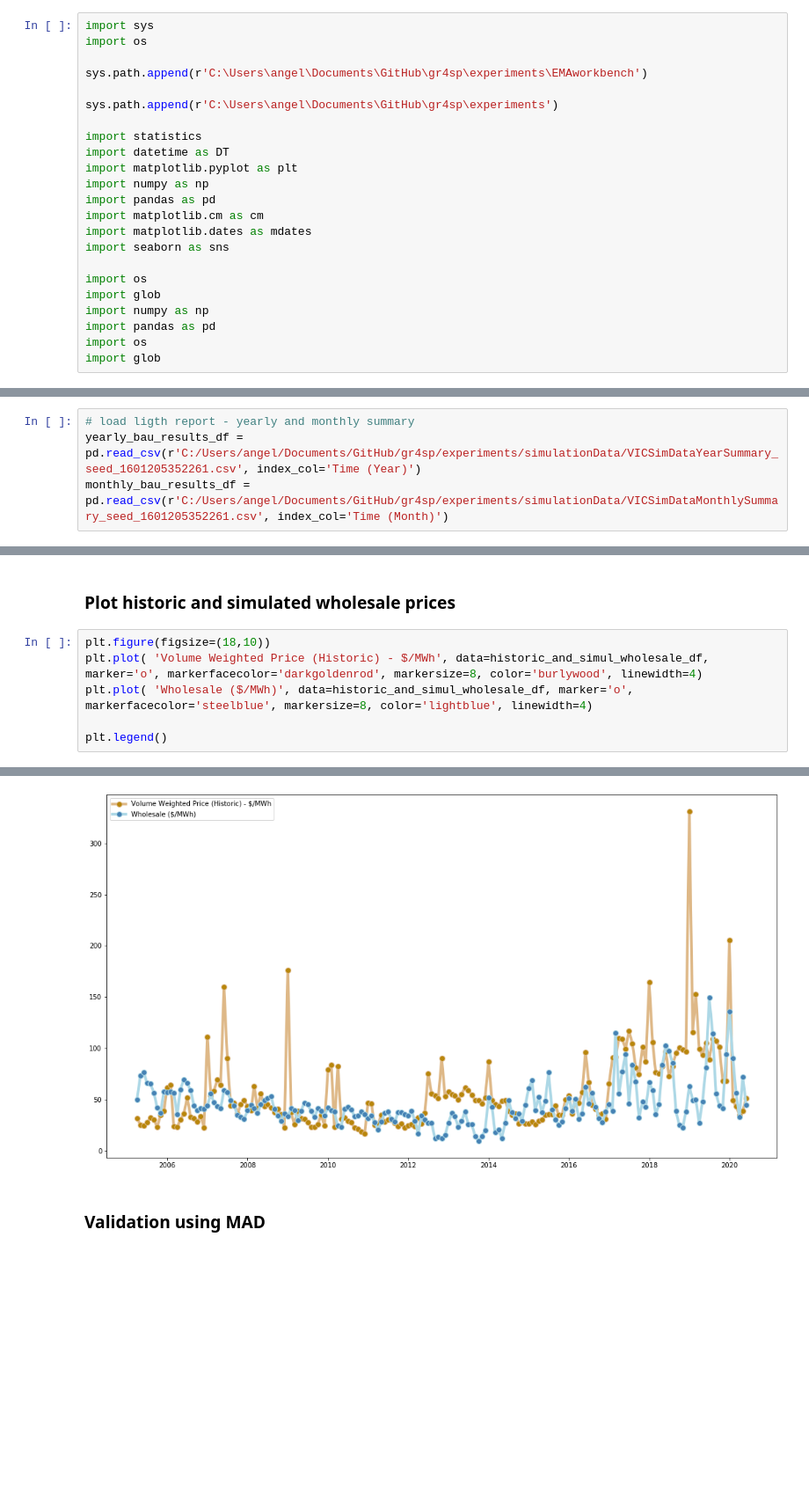
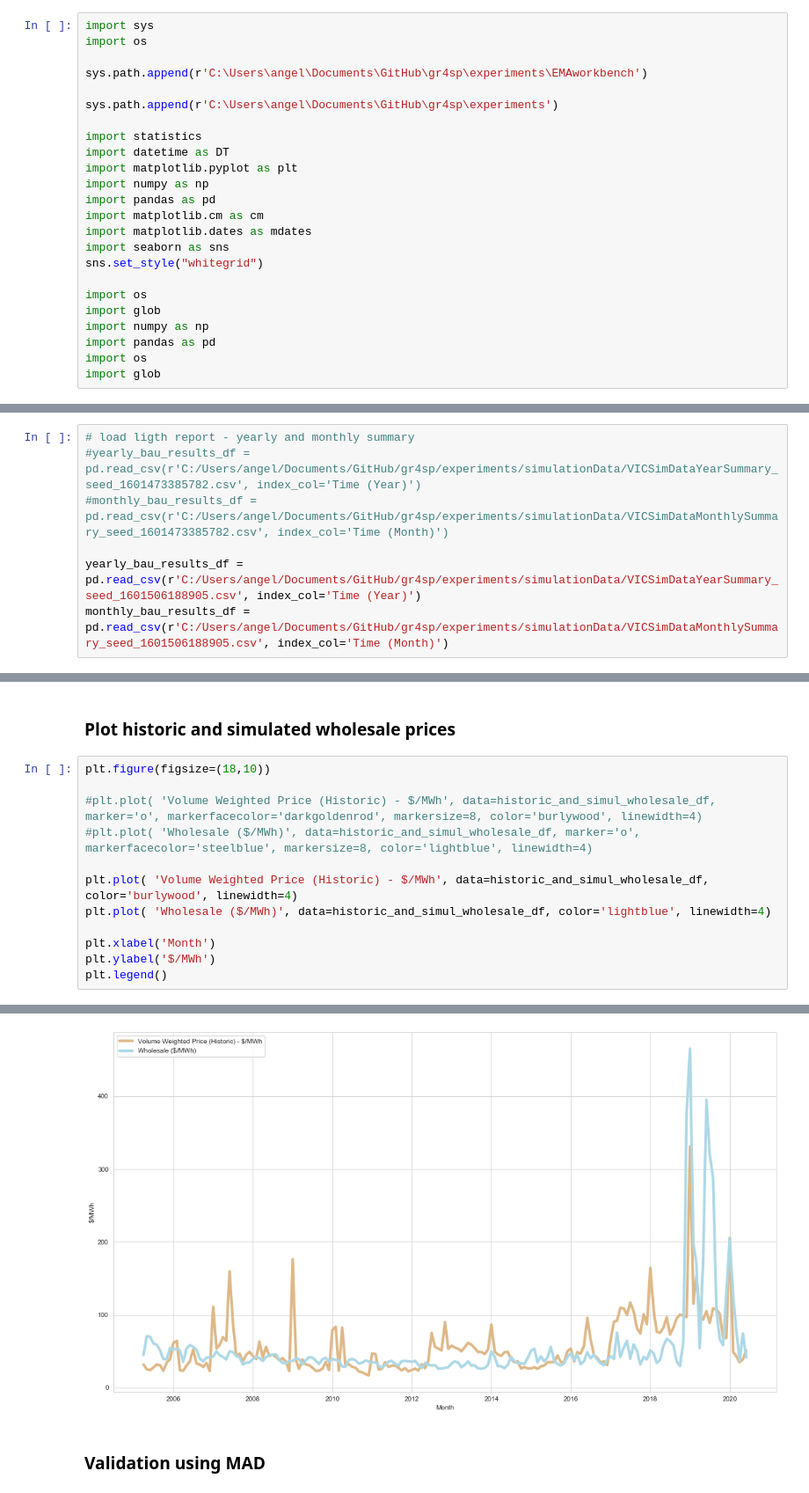
Before and after one commit to gr4sp/simulationEngine, a Jupyter notebook: experiments/notebookGr4sp/SimulationValidation.ipynb, the cells around one changed output, grey strips where cells are left out. Shown: that part at 88% size. Saved outputs shown, nothing was run; the diff lists cells and outputs as text; blank space fills up the shorter version.

```diff
--- a/experiments/notebookGr4sp/SimulationValidation.ipynb
+++ b/experiments/notebookGr4sp/SimulationValidation.ipynb
@@ -25,6 +25,7 @@ import pandas as pd
 import matplotlib.cm as cm
 import matplotlib.dates as mdates
 import seaborn as sns
+sns.set_style("whitegrid")
 
 import os
 import glob
@@ -39,8 +40,11 @@ The model has two types of results reporting: Full and Light. It also provide re
 NB! files for BAU to make validation should have the same seed.
 # %%
 # load ligth report - yearly and monthly summary
-yearly_bau_results_df = pd.read_csv(r'C:/Users/angel/Documents/GitHub/gr4sp/experiments/simulationData/VICSimDataYearSummary_seed_1601205352261.csv', index_col='Time (Year)')
-monthly_bau_results_df = pd.read_csv(r'C:/Users/angel/Documents/GitHub/gr4sp/experiments/simulationData/VICSimDataMonthlySummary_seed_1601205352261.csv', index_col='Time (Month)')
+#yearly_bau_results_df = pd.read_csv(r'C:/Users/angel/Documents/GitHub/gr4sp/experiments/simulationData/VICSimDataYearSummary_seed_1601473385782.csv', index_col='Time (Year)')
+#monthly_bau_results_df = pd.read_csv(r'C:/Users/angel/Documents/GitHub/gr4sp/experiments/simulationData/VICSimDataMonthlySummary_seed_1601473385782.csv', index_col='Time (Month)')
+
+yearly_bau_results_df = pd.read_csv(r'C:/Users/angel/Documents/GitHub/gr4sp/experiments/simulationData/VICSimDataYearSummary_seed_1601506188905.csv', index_col='Time (Year)')
+monthly_bau_results_df = pd.read_csv(r'C:/Users/angel/Documents/GitHub/gr4sp/experiments/simulationData/VICSimDataMonthlySummary_seed_1601506188905.csv', index_col='Time (Month)')
 # %%
 yearly_bau_results_df.head()
 # %% [output]
@@ -272,13 +298,19 @@ historic_and_simul_wholesale_df.head()
 ### Plot historic and simulated wholesale prices
 # %%
 plt.figure(figsize=(18,10))
-plt.plot( 'Volume Weighted Price (Historic) - $/MWh', data=historic_and_simul_wholesale_df, marker='o', markerfacecolor='darkgoldenrod', markersize=8, color='burlywood', linewidth=4)
-plt.plot( 'Wholesale ($/MWh)', data=historic_and_simul_wholesale_df, marker='o', markerfacecolor='steelblue', markersize=8, color='lightblue', linewidth=4)
 
+#plt.plot( 'Volume Weighted Price (Historic) - $/MWh', data=historic_and_simul_wholesale_df, marker='o', markerfacecolor='darkgoldenrod', markersize=8, color='burlywood', linewidth=4)
+#plt.plot( 'Wholesale ($/MWh)', data=historic_and_simul_wholesale_df, marker='o', markerfacecolor='steelblue', markersize=8, color='lightblue', linewidth=4)
+
+plt.plot( 'Volume Weighted Price (Historic) - $/MWh', data=historic_and_simul_wholesale_df, color='burlywood', linewidth=4)
+plt.plot( 'Wholesale ($/MWh)', data=historic_and_simul_wholesale_df, color='lightblue', linewidth=4)
+
+plt.xlabel('Month')
+plt.ylabel('$/MWh')
 plt.legend()
 # %% [output]
 <matplotlib.legend.Legend at 0x...>
-[figure, old version]
+[figure, new version]
 # %% [markdown]
 ### Validation using MAD
 # %%
```
Also changed, not shown: parts of 21 cells of this notebook.
